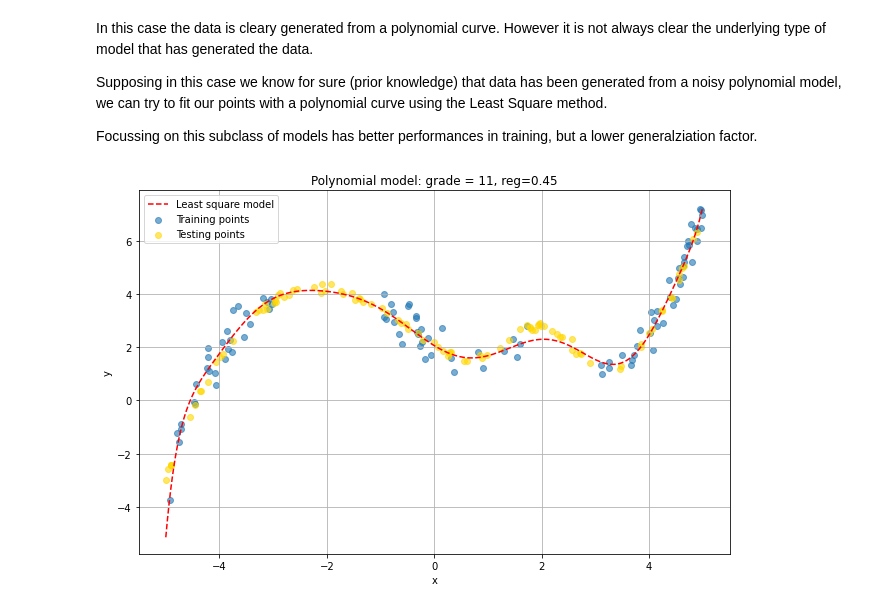
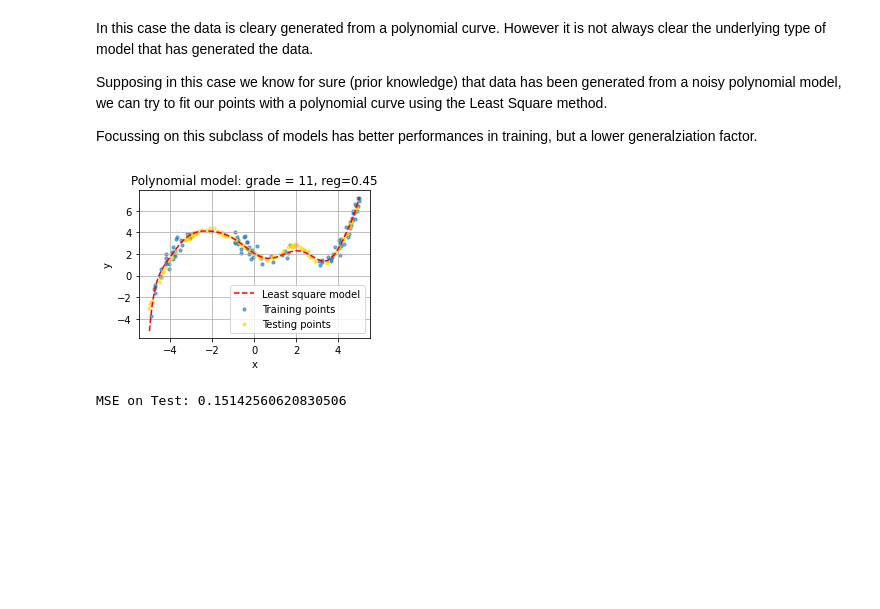
Before and after one commit to SaverioMonaco/NN-DeepLearning-Projects, a Jupyter notebook: 1. Supervised Deep Learning/Monaco-HW1-Regression.ipynb, the cells around one changed output. Saved outputs shown, nothing was run; the diff lists cells and outputs as text; code cells hidden in the pictures; blank space fills up the shorter version.

````diff
--- a/1. Supervised Deep Learning/Monaco-HW1-Regression.ipynb
+++ b/1. Supervised Deep Learning/Monaco-HW1-Regression.ipynb
@@ -125,11 +116,11 @@ Data has been downloaded in the path `./regression_dataset` in two separate csv
 
 They have been also loaded in RAM as a ```CsvDataset``` class. Let us visualize both training and testing data:
 # %%
-fig = plt.figure(figsize=(8,6))
+fig = plt.figure(figsize=(4,3))
 
 # Plotting training and test points
-plt.scatter(train_dataset.data[:,0], train_dataset.data[:,1], label='Training points')
-plt.scatter(test_dataset.data[:,0], test_dataset.data[:,1], label='Testing points', color='gold')
+plt.scatter(train_dataset.data[:,0], train_dataset.data[:,1], label='Training points', s=10)
+plt.scatter(test_dataset.data[:,0], test_dataset.data[:,1], label='Testing points', color='gold', s=10)
 
 plt.title('Data points')
 plt.xlabel('input')
@@ -442,7 +444,7 @@ else:
     grid_lrs = [1e-2,1e-3]
     grid_losses = [nn.MSELoss()] #nn.L1Loss(),
     grid_regs = [1e-2,1e-1]
-    grid_hlayers = [[1000,1000],[1000,1000,1000]]
+    grid_hlayers = [[1000,1000,1000]] #[[1000,1000],[1000,1000,1000]]
     grid_dropouts = [.01, .1]
     grid_activations = [nn.Tanh()]
 
@@ -458,8 +460,8 @@ else:
                     for grid_dropout in grid_dropouts:
                         for grid_activation in grid_activations:
                             # For every possible combination of hyperparameters...
-                            grid_net = Net(1,1,grid_hlayer,activation = grid_activation, dropout=grid_dropout)
-                            grid_train_loss, grid_val_loss = grid_net.fit(train_dataloader,500,3,
+                            grid_net = RegFC(1,1,grid_hlayer,activation = grid_activation, dropout=grid_dropout)
+                            grid_train_loss, grid_val_loss = grid_net.fit(train_dataloader,500,5,
                                                              grid_loss,0,grid_lr,reg_term = grid_reg)
 
                             if grid_val_loss < best_val_loss:
@@ -495,9 +497,9 @@ else:
     print(best_config)
 
     # Initialize and train the model with the best configurations, so we can see how it performs
-    best_net = Net(1,1,best_config["hidden layers"], activation = best_config["activation"],
+    best_net = RegFC(1,1,best_config["hidden layers"], activation = best_config["activation"],
               dropout=best_config["dropout"])
-    best_net.fit(train_dataloader,1000,3,best_config["loss"],0,best_config["lr"],
+    best_net.fit(train_dataloader,1000,5,best_config["loss"],0,best_config["lr"],
               reg_term = best_config["reg"],plotlosses=True, test=True)
     best_net.save()
 # %% [output]
@@ -525,0 +532,7 @@ best_net.show_regression(train_dataloader, savefig = 'bestreg_performance')
+# %%
+best_net = RegFC(1,1,best_config["hidden layers"], activation = best_config["activation"],
+              dropout=best_config["dropout"])
+best_net.fit(train_dataloader,30,5,best_config["loss"],0,best_config["lr"],
+              reg_term = best_config["reg"],plotlosses=True, test=True)
+
+best_net.show_regression()
@@ -655,45 +671,49 @@ def polynomial_model_compute_valerr(params,valset_x,valset_y):
         valset_y: y-values of the validation set
     """
     err = 0
-    for i in range(len(valset_y)):
-        predicted = 0
+    for i in range(len(valset_x)): # For every point
+        predicted = 0 # Error of i-th point
         for g in range(len(params)):
             predicted = predicted + params[g]*valset_x[i]**g
         err = err + (valset_y[i] - predicted)**2
 
-    return np.mean(err)
+    return err/len(valset_x)
 # %%
 regs = np.linspace(0,5,100)
 lowest_err = 100000
 best_reg = 0
 best_grade = 0
 pgrademax = 15
 
 for reg in regs:
     for pgrade in range(3,pgrademax):
         params = least_squares(train_dataloader.dataset.data[:,0], train_dataloader.dataset.data[:,1], pgrade, reg)
 
         curr_err = polynomial_model_compute_valerr(params,test_dataloader.dataset.data[:,0], test_dataloader.dataset.data[:,1])
 
         if curr_err < lowest_err:
             best_grade = pgrade
             best_reg = reg
             best_betas = params
             lowest_err = curr_err
 
-plt.figure(figsize=(9,6))
+plt.figure(figsize=(4,3))
 
 x_highres = np.linspace(-5,5,1000)
 plt.plot(x_highres, poly_model(x_highres, best_betas), color='red', ls='--', label='Least square model')
-plt.scatter(train_dataset.data[:,0], train_dataset.data[:,1], label='Training points', alpha=0.6)
-plt.scatter(test_dataset.data[:,0], test_dataset.data[:,1], label='Testing points', color='gold', alpha=0.6)
+plt.scatter(train_dataset.data[:,0], train_dataset.data[:,1], label='Training points', alpha=0.6, s=10)
+plt.scatter(test_dataset.data[:,0], test_dataset.data[:,1], label='Testing points', color='gold', alpha=0.6, s=10)
 
 plt.title('Polynomial model: grade = '+str(best_grade)+', reg='+str(round(best_reg,2)))
 plt.xlabel('x')
 plt.ylabel('y')
 plt.grid()
 plt.legend()
 plt.tight_layout()
 plt.savefig('./imgs/regression/polymodel.svg', format='svg')
 # %% [output]
-[figure, old version]
+[figure, new version]
+# %%
+print('MSE on Test:', lowest_err)
+# %% [output]
+MSE on Test: 0.15142560620830506
````
Also changed, not shown: parts of 10 cells of this notebook, 12 other files.
